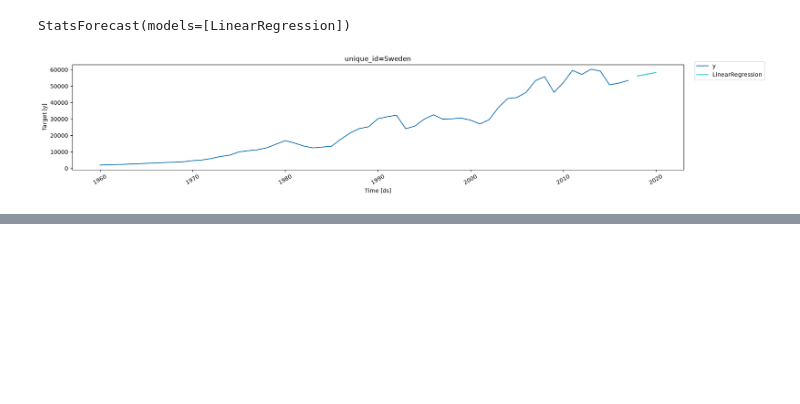
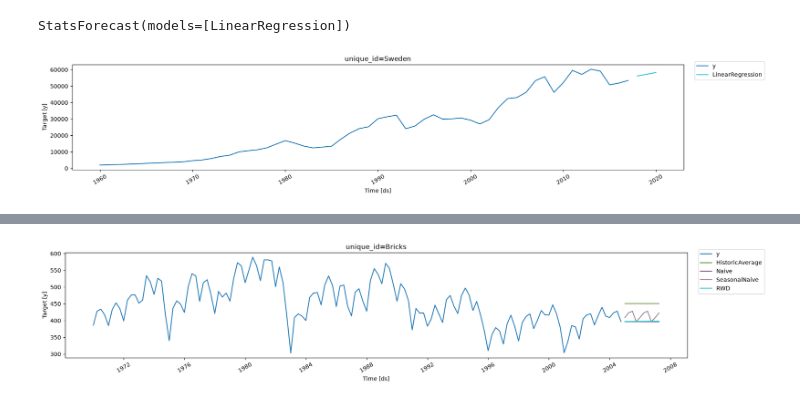
Before and after one commit to DinithBJayalath/ms-time-series, a Jupyter notebook: fpp-book/forecasting.ipynb, the cells around one changed output, grey strips where cells are left out. Drawn from its saved outputs; the diff is of its cells as text; code cells hidden in the pictures; blank space fills up the shorter version.

Commit message:
Simple forecasting methods

```diff
--- a/fpp-book/forecasting.ipynb
+++ b/fpp-book/forecasting.ipynb
@@ -88,3 +88,11 @@ predictions = sf.predict(h=3, X_df=valid_features)
 plot_series(sweden_df, predictions, ids=["Sweden"])
 # %% [output]
 [figure]
+# %%
+production_df = pd.read_csv("../data/fppp/aus_production_formatted.csv",
+  parse_dates=["ds"])
+bricks_df = (
+  production_df.loc[lambda x: (
+    (x["unique_id"] == "Bricks") & (x["ds"].between("1970", "2004-12"))
+  )].dropna()
+)
@@ -90,0 +108,11 @@ plot_series(sweden_df, predictions, ids=["Sweden"])
+# %%
+mean_method = HistoricAverage()
+naive_method = Naive()
+seasonal_naive_method = SeasonalNaive(4)
+drift_method = RandomWalkWithDrift()
+sf = StatsForecast(models=[mean_method, naive_method, seasonal_naive_method, drift_method], freq="QS")
+sf.fit(df=bricks_df)
+predictions = sf.predict(h=10)
+plot_series(bricks_df, predictions)
+# %% [output]
+[figure, added]
```
Also changed, not shown: parts of 1 cell of this notebook.
